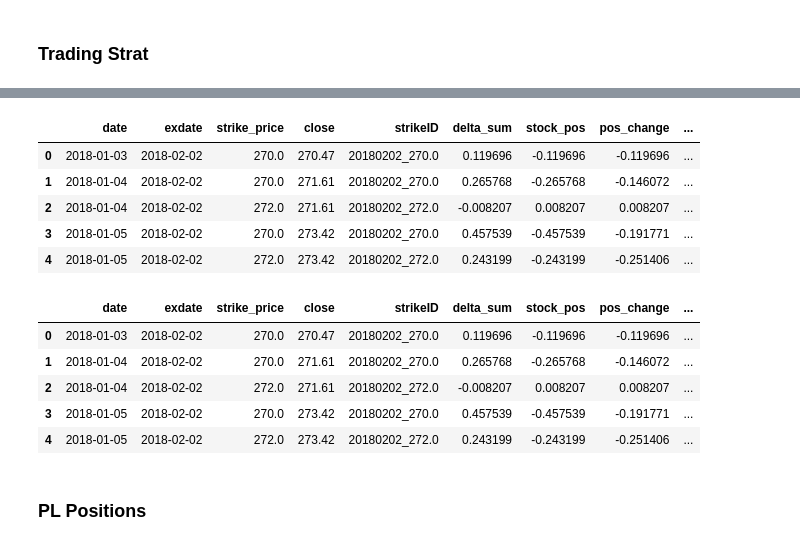
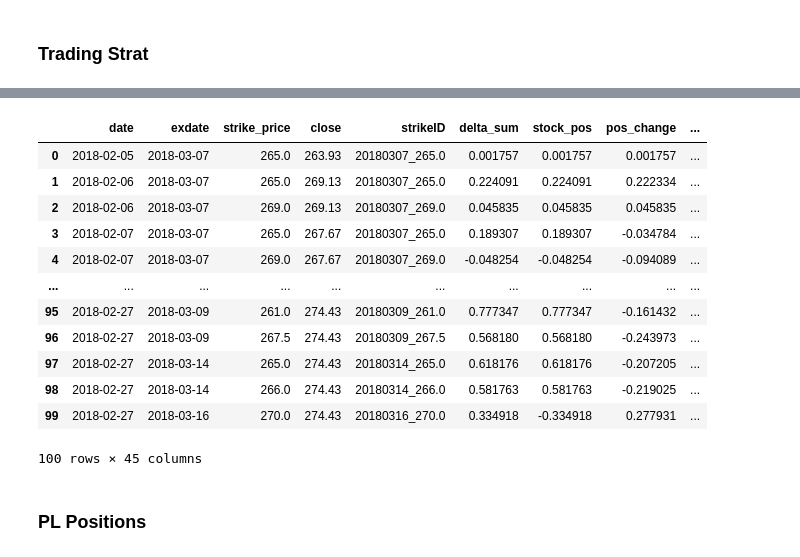
Before and after one commit to jyfinm/QTS_Final_Project, a Jupyter notebook: limits.ipynb, the cells around one changed output, grey strips where cells are left out. Cells and saved outputs as stored; diff of their text form; code cells hidden in the pictures.

```diff
--- a/limits.ipynb
+++ b/limits.ipynb
@@ -380,7 +381,11 @@ temp_data = []
 for key, df in filtered_simulations.items():
     temp_data.append({'date': key, 'BS_Call_IV': df.loc[0, 'impl_volatility_c']})
 
-IV_compare = pd.DataFrame(temp_data)
+BS_Call_IV = pd.DataFrame(temp_data)
 
-IV_compare['MF_Call_IV'] = MF_IV.reset_index(drop=True)
+iv_data['date'] = pd.to_datetime(iv_data['date'])
+BS_Call_IV['date'] = pd.to_datetime(BS_Call_IV['date'])
+
+IV_compare = pd.merge(BS_Call_IV, iv_data[['date', 'iv']], on='date', how='left')
+IV_compare.rename(columns={'iv': 'MF_Call_IV'}, inplace=True)
 IV_compare['IV_diff'] = IV_compare['MF_Call_IV'] - IV_compare['BS_Call_IV']
@@ -387,19 +444,28 @@ IV_compare['IV_diff'] = IV_compare['MF_Call_IV'] - IV_compare['BS_Call_IV']
 # %%
+# Long-Short
 def trade_strategy_1(x):
-    if x > 0.002:
+    if x > 0.25:
         return 1
-    elif x < -0.002:
+    elif x < -0.08:
         return -1
     else:
         return 0
 
+# Long Only
 def trade_strategy_2(x):
-    if x > 0.005:
+    if x > 0.15:
         return 1
     else:
         return 0
+
+# Short Only
+def trade_strategy_3(x):
+    if x < -0.1:
+        return -1
+    else:
+        return 0
 # %%
-strat_dict = {'trade_1': trade_strategy_1, 'trade_2': trade_strategy_2}
+strat_dict = {'trade_1': trade_strategy_1, 'trade_2': trade_strategy_2, 'trade_3': trade_strategy_3}
 # %%
 for key, func in strat_dict.items():
     IV_compare[key] = IV_compare['IV_diff'].apply(func)
@@ -420,0 +487,3 @@ IV_compare
+# %%
+IV_compare['date'] = IV_compare['date'].dt.strftime('%Y-%m-%d')
+abs(IV_compare['trade_3']).sum()
@@ -502,27 +577,21 @@ for key, df in trades_dfs.items():
                 'realized_option_PL',	'realized_PL']:
         df['sized_' + col] = lot_size * df[col]
 # %%
-trades_dfs['trade_1'].head()
+trades_dfs['trade_1'].head(100)
 # %% [output]
 |  | date | exdate | strike_price | close | strikeID | delta_sum | stock_pos | pos_change | ... |
-| 0 | 2018-01-03 | 2018-02-02 | 270.0 | 270.47 | 20180202_270.0 | 0.119696 | -0.119696 | -0.119696 | ... |
-| 1 | 2018-01-04 | 2018-02-02 | 270.0 | 271.61 | 20180202_270.0 | 0.265768 | -0.265768 | -0.146072 | ... |
-| 2 | 2018-01-04 | 2018-02-02 | 272.0 | 271.61 | 20180202_272.0 | -0.008207 | 0.008207 | 0.008207 | ... |
-| 3 | 2018-01-05 | 2018-02-02 | 270.0 | 273.42 | 20180202_270.0 | 0.457539 | -0.457539 | -0.191771 | ... |
-| 4 | 2018-01-05 | 2018-02-02 | 272.0 | 273.42 | 20180202_272.0 | 0.243199 | -0.243199 | -0.251406 | ... |
+| 0 | 2018-02-05 | 2018-03-07 | 265.0 | 263.93 | 20180307_265.0 | 0.001757 | 0.001757 | 0.001757 | ... |
+| 1 | 2018-02-06 | 2018-03-07 | 265.0 | 269.13 | 20180307_265.0 | 0.224091 | 0.224091 | 0.222334 | ... |
+| 2 | 2018-02-06 | 2018-03-07 | 269.0 | 269.13 | 20180307_269.0 | 0.045835 | 0.045835 | 0.045835 | ... |
+| 3 | 2018-02-07 | 2018-03-07 | 265.0 | 267.67 | 20180307_265.0 | 0.189307 | 0.189307 | -0.034784 | ... |
+| 4 | 2018-02-07 | 2018-03-07 | 269.0 | 267.67 | 20180307_269.0 | -0.048254 | -0.048254 | -0.094089 | ... |
+| ... | ... | ... | ... | ... | ... | ... | ... | ... | ... |
+| 95 | 2018-02-27 | 2018-03-09 | 261.0 | 274.43 | 20180309_261.0 | 0.777347 | 0.777347 | -0.161432 | ... |
+| 96 | 2018-02-27 | 2018-03-09 | 267.5 | 274.43 | 20180309_267.5 | 0.568180 | 0.568180 | -0.243973 | ... |
+| 97 | 2018-02-27 | 2018-03-14 | 265.0 | 274.43 | 20180314_265.0 | 0.618176 | 0.618176 | -0.207205 | ... |
+| 98 | 2018-02-27 | 2018-03-14 | 266.0 | 274.43 | 20180314_266.0 | 0.581763 | 0.581763 | -0.219025 | ... |
+| 99 | 2018-02-27 | 2018-03-16 | 270.0 | 274.43 | 20180316_270.0 | 0.334918 | -0.334918 | 0.277931 | ... |
+100 rows × 45 columns
-# %%
-for key, df in trades_dfs.items():
-    # Calculate the multiplication of 'identifier' and 'pos_size'
-    df['signed_pos']  = - df[key] * df['pos_size']
-
-trades_dfs['trade_1'].head()
-# %% [output]
-|  | date | exdate | strike_price | close | strikeID | delta_sum | stock_pos | pos_change | ... |
-| 0 | 2018-01-03 | 2018-02-02 | 270.0 | 270.47 | 20180202_270.0 | 0.119696 | -0.119696 | -0.119696 | ... |
-| 1 | 2018-01-04 | 2018-02-02 | 270.0 | 271.61 | 20180202_270.0 | 0.265768 | -0.265768 | -0.146072 | ... |
-| 2 | 2018-01-04 | 2018-02-02 | 272.0 | 271.61 | 20180202_272.0 | -0.008207 | 0.008207 | 0.008207 | ... |
-| 3 | 2018-01-05 | 2018-02-02 | 270.0 | 273.42 | 20180202_270.0 | 0.457539 | -0.457539 | -0.191771 | ... |
-| 4 | 2018-01-05 | 2018-02-02 | 272.0 | 273.42 | 20180202_272.0 | 0.243199 | -0.243199 | -0.251406 | ... |
 # %% [markdown]
 ### PL Positions
 # %%
```
Also changed, not shown: parts of 28 cells of this notebook, 5 other files.
